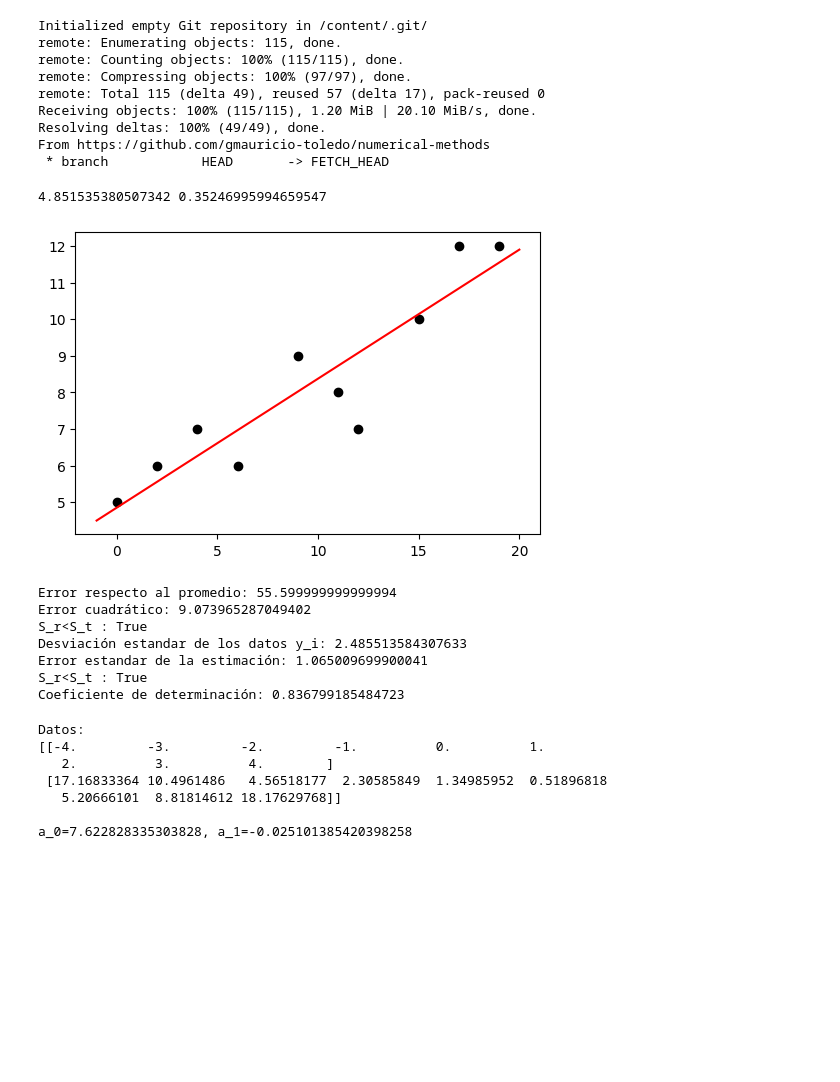
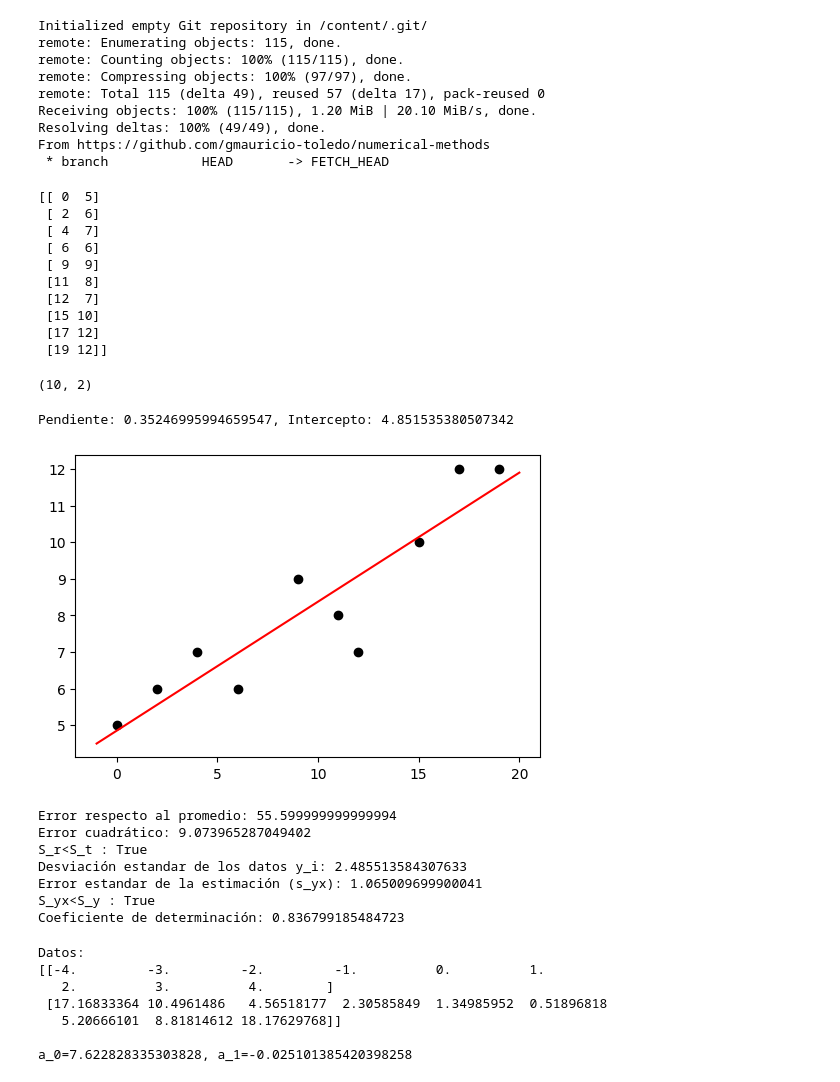
Before and after one commit to gmauricio-toledo/UNISON-teaching, a Jupyter notebook: regresion-lineal.ipynb, the cells around one changed output. Saved outputs shown, nothing was run; the diff lists cells and outputs as text; code cells hidden in the pictures; blank space fills up the shorter version.

```diff
--- a/regresion-lineal.ipynb
+++ b/regresion-lineal.ipynb
@@ -16,19 +17,32 @@ from interpolacion_aproximacion import Regresion_Lineal
 # %%
-datos = np.array([[0,2,4,6,9,11,12,15,17,19],[5,6,7,6,9,8,7,10,12,12]])
-
-lr = Regresion_Lineal()
-a_0, a_1 = lr.fit(datos)
-print(a_0,a_1)
-
-lr.plot()
-lr.metrics()
+datos = np.array([[0,2,4,6,9,11,12,15,17,19],[5,6,7,6,9,8,7,10,12,12]]).transpose()
+print(datos)
+datos.shape
 # %% [output]
-4.851535380507342 0.35246995994659547
+[[ 0  5]
+ [ 2  6]
+ [ 4  7]
+ [ 6  6]
+ [ 9  9]
+ [11  8]
+ [12  7]
+ [15 10]
+ [17 12]
+ [19 12]]
-[figure, removed]
-Error respecto al promedio: 55.599999999999994
-Error cuadrático: 9.073965287049402
-S_r<S_t : True
-Desviación estandar de los datos y_i: 2.485513584307633
-Error estandar de la estimación: 1.065009699900041
-S_r<S_t : True
-Coeficiente de determinación: 0.836799185484723
+(10, 2)
+# %%
+lr = RegresionLineal()
+a_0, a_1 = lr.fit(datos)
+
+lr.plot()
+lr.metrics()
+# %% [output]
+Pendiente: 0.35246995994659547, Intercepto: 4.851535380507342
+[figure, added]
+Error respecto al promedio: 55.599999999999994
+Error cuadrático: 9.073965287049402
+S_r<S_t : True
+Desviación estandar de los datos y_i: 2.485513584307633
+Error estandar de la estimación (s_yx): 1.065009699900041
+S_yx<S_y : True
+Coeficiente de determinación: 0.836799185484723
```
Also changed, not shown: parts of 2 cells of this notebook, 4 other files.
